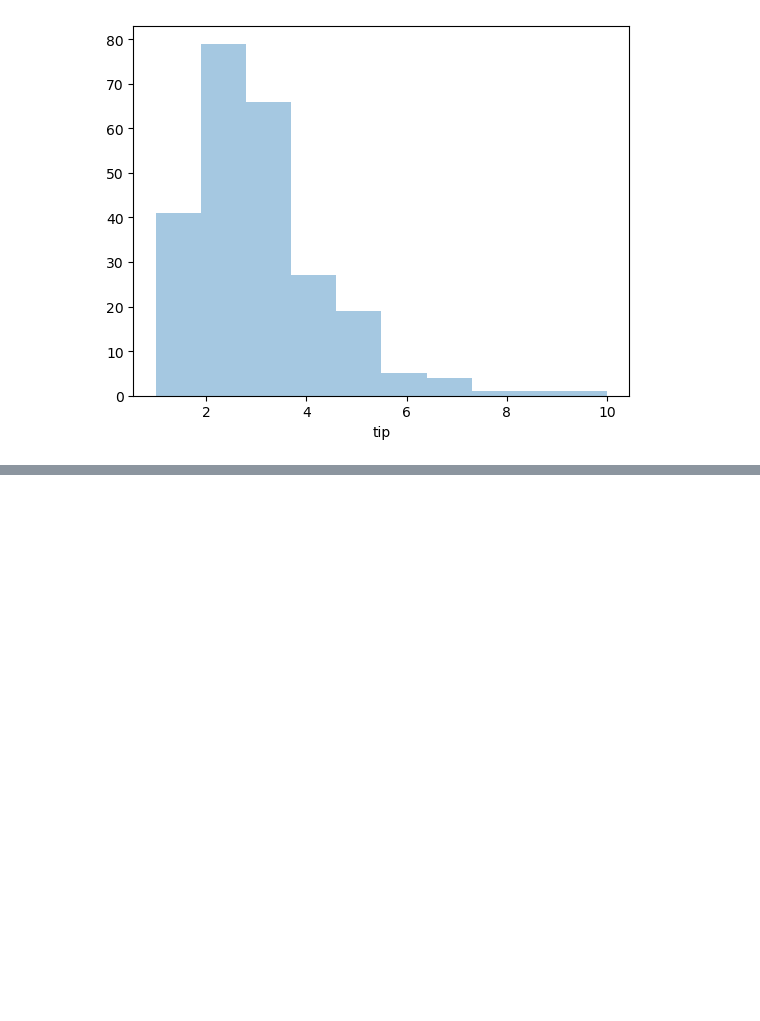
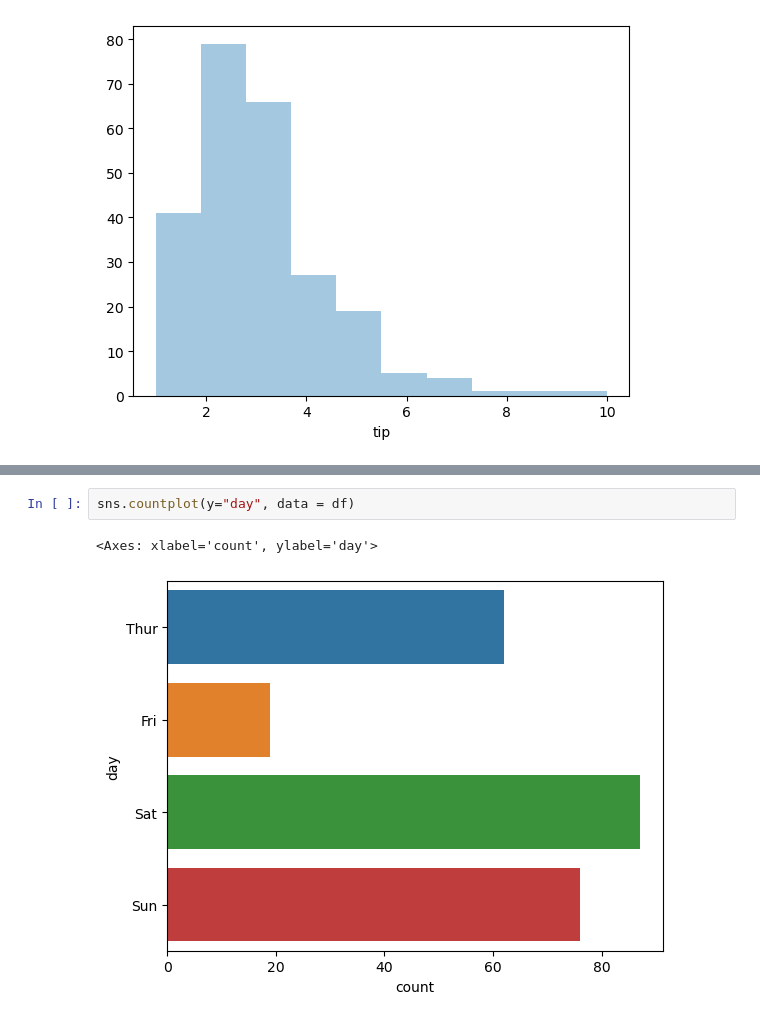
Before and after one commit to Yamini09-code/Data-Analytics-Challenge, a Jupyter notebook: Python_Notes.ipynb, the cells around one changed output, grey strips where cells are left out. Cells and saved outputs as stored; diff of their text form; blank space fills up the shorter version.

```diff
--- a/Python_Notes.ipynb
+++ b/Python_Notes.ipynb
@@ -1247,0 +1260,5 @@ https://gist.github.com/mwaskom/de44147ed2974457ad6372750bbe5751
+# %%
+sns.countplot(y="day", data = df)
+# %% [output]
+<Axes: xlabel='count', ylabel='day'>
+[figure, added]
```
Also changed, not shown: parts of 26 cells of this notebook, 1 other file.
